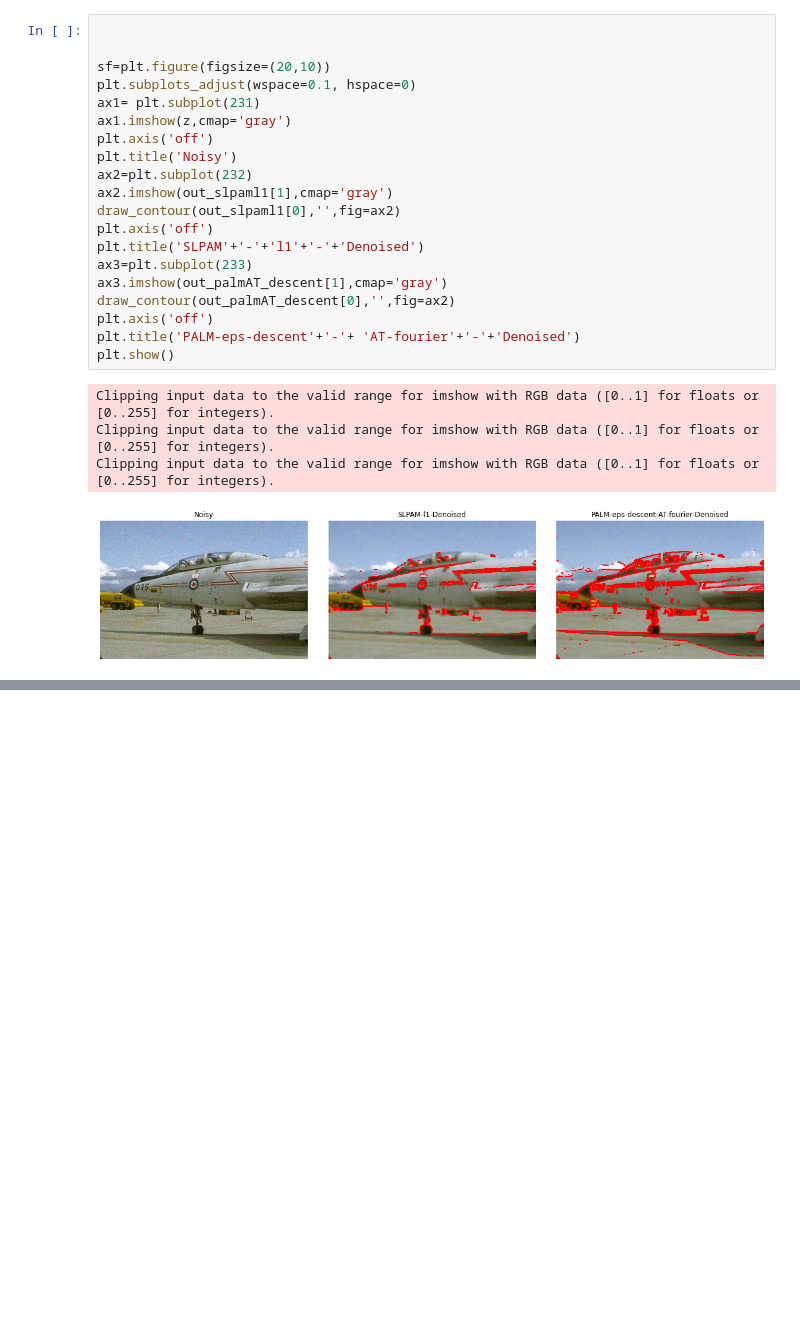
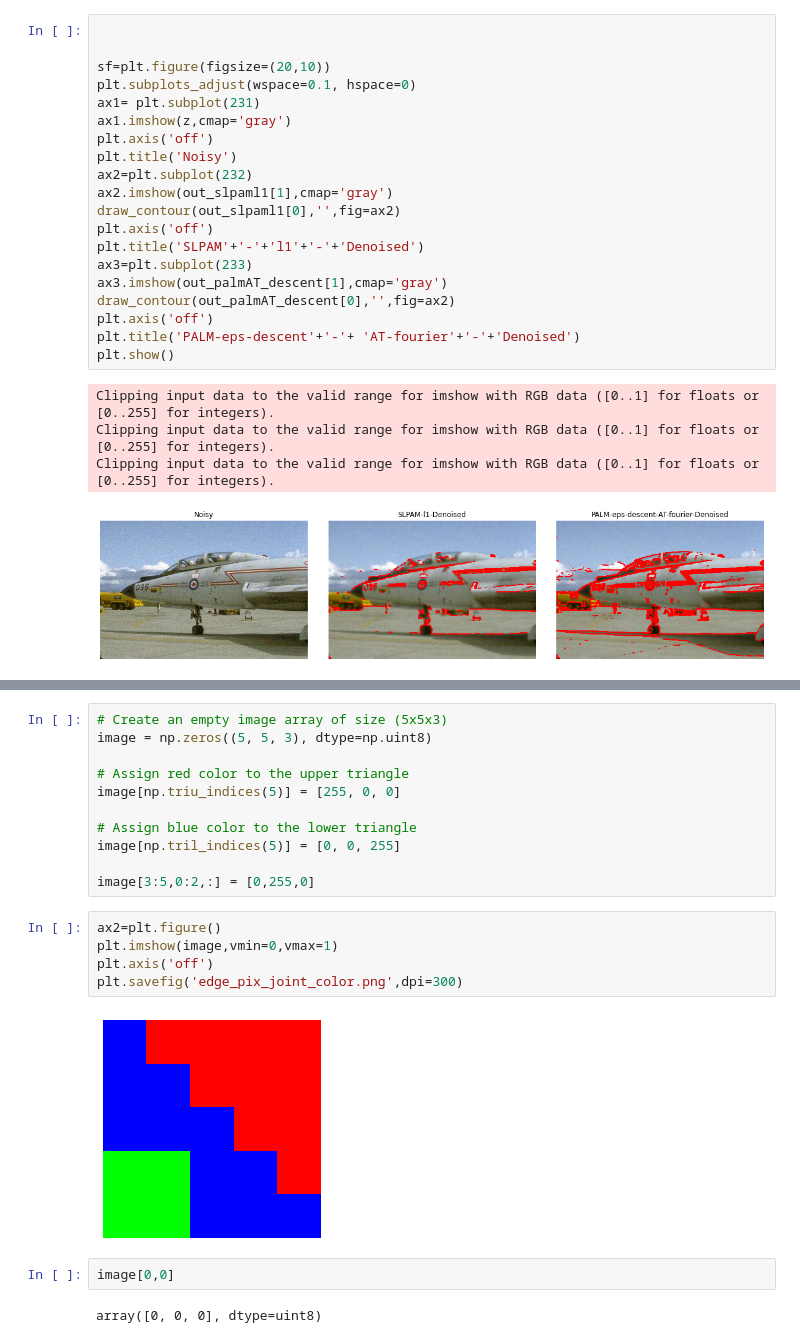
Before and after one commit to HoangTrieuVy/GGS-DMS, a Jupyter notebook: notebooks/Untitled.ipynb, the cells around one changed output, grey strips where cells are left out. Cells and saved outputs as stored; diff of their text form; blank space fills up the shorter version.

```diff
--- a/notebooks/Untitled.ipynb
+++ b/notebooks/Untitled.ipynb
@@ -232,0 +250,22 @@ plt.savefig('eh.png',dpi=300)
+# %%
+# Create an empty image array of size (5x5x3)
+image = np.zeros((5, 5, 3), dtype=np.uint8)
+
+# Assign red color to the upper triangle
+image[np.triu_indices(5)] = [255, 0, 0]
+
+# Assign blue color to the lower triangle
+image[np.tril_indices(5)] = [0, 0, 255]
+
+image[3:5,0:2,:] = [0,255,0]
+# %%
+ax2=plt.figure()
+plt.imshow(image,vmin=0,vmax=1)
+plt.axis('off')
+plt.savefig('edge_pix_joint_color.png',dpi=300)
+# %% [output]
+[figure, added]
+# %%
+image[0,0]
+# %% [output]
+array([0, 0, 0], dtype=uint8)
```
Also changed, not shown: parts of 18 cells of this notebook, 1 other file.
